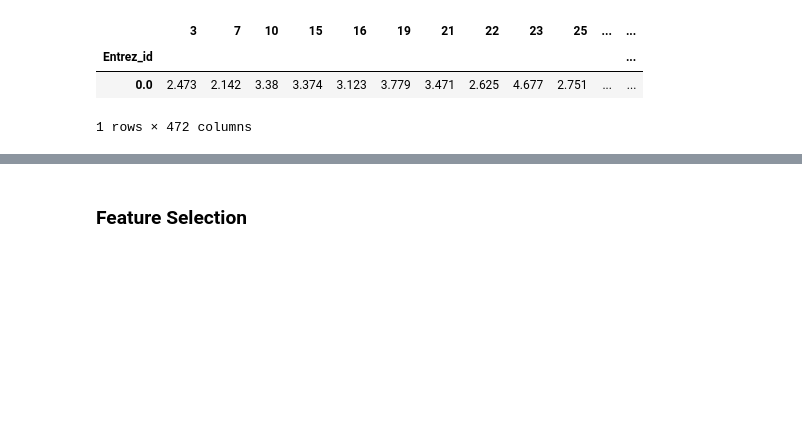
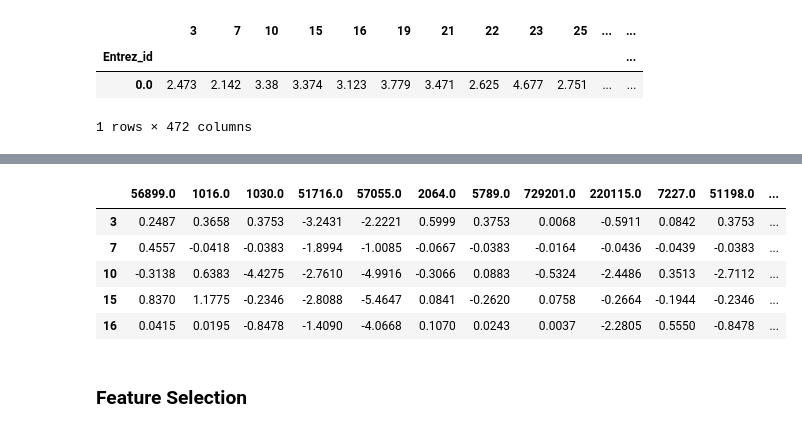
Before and after one commit to charlesriver/radiation, a Jupyter notebook: Somewhat Informed v02.ipynb, the cells around one changed output, grey strips where cells are left out. Saved outputs shown, nothing was run; the diff lists cells and outputs as text; code cells hidden in the pictures; blank space fills up the shorter version.

```diff
--- a/Somewhat Informed v02.ipynb
+++ b/Somewhat Informed v02.ipynb
@@ -192,3 +230,17 @@ score_df
+# %%
+lasso.fit(master_no_auc, master_auc)
+index_lst = []
+for index, coef in enumerate(lasso.coef_):
+    if coef != 0.0:
+        index_lst.append(index)
+master_no_auc_pd[index_lst].head()
+# %% [output]
+|  | 56899.0 | 1016.0 | 1030.0 | 51716.0 | 57055.0 | 2064.0 | 5789.0 | 729201.0 | 220115.0 | 7227.0 | 51198.0 | ... |
+| 3 | 0.2487 | 0.3658 | 0.3753 | -3.2431 | -2.2221 | 0.5999 | 0.3753 | 0.0068 | -0.5911 | 0.0842 | 0.3753 | ... |
+| 7 | 0.4557 | -0.0418 | -0.0383 | -1.8994 | -1.0085 | -0.0667 | -0.0383 | -0.0164 | -0.0436 | -0.0439 | -0.0383 | ... |
+| 10 | -0.3138 | 0.6383 | -4.4275 | -2.7610 | -4.9916 | -0.3066 | 0.0883 | -0.5324 | -2.4486 | 0.3513 | -2.7112 | ... |
+| 15 | 0.8370 | 1.1775 | -0.2346 | -2.8088 | -5.4647 | 0.0841 | -0.2620 | 0.0758 | -0.2664 | -0.1944 | -0.2346 | ... |
+| 16 | 0.0415 | 0.0195 | -0.8478 | -1.4090 | -4.0668 | 0.1070 | 0.0243 | 0.0037 | -2.2805 | 0.5550 | -0.8478 | ... |
 # %% [markdown]
 ### Feature Selection
 # %% [markdown]
```
Also changed, not shown: parts of 9 cells of this notebook.
